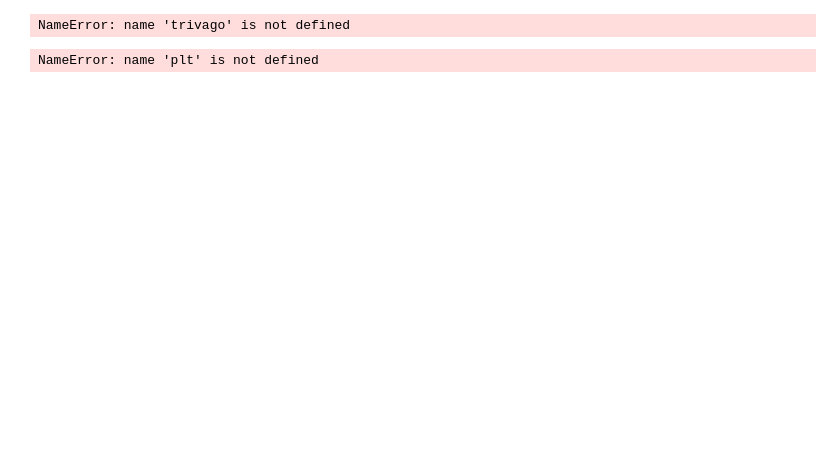
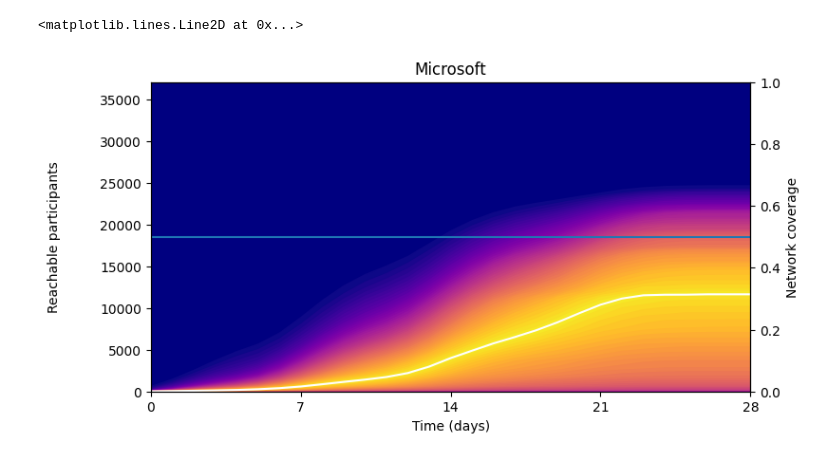
Before and after one commit to michaeldorner/information-diffusion-boundaries-in-code-review, a Jupyter notebook: notebooks/plot.ipynb, the cells around one changed output. Drawn from its saved outputs; the diff is of its cells as text; code cells hidden in the pictures; blank space fills up the shorter version.

```diff
--- a/notebooks/plot.ipynb
+++ b/notebooks/plot.ipynb
@@ -23,47 +19,42 @@ def compute(df):
 # %%
 microsoft = pd.read_pickle('../data/minimal_paths/microsoft.pickle')
 # %%
-cumulative_distributions_over_time = {'Microsoft': compute(microsoft)}
+ecdfs_over_time = compute(microsoft)
-# %% [output]
-NameError: name 'trivago' is not defined
 # %%
-fig, axes = plt.subplots(3, 1, figsize=(4.8,1.5*4.8), constrained_layout=True, sharex=True, sharey=False)
+fig, ax = plt.subplots(figsize=(8, 4), constrained_layout=True, sharex=True, sharey=False)
 
-for i, (name, ecdf) in enumerate(cumulative_distributions_over_time.items()):
-    ax = axes[i]
-    #x_labels = ecdf.index
-    df = ecdf.reset_index(drop=True)
-    x = df.index
+df = ecdfs_over_time.reset_index(drop=True)
+x = df.index
 
-    norm = cm.colors.Normalize(vmin=0.0, vmax=50)
-    q = np.column_stack((np.linspace(0.99, 0.51, 49), np.linspace(0.01, 0.49, 49)))
-    ax.fill_between(x=x, y1=0, y2=1, color=cm.plasma(norm(0)), edgecolor=None)
-    for c, (l,u) in enumerate(q):
-        y1 = df.quantile(l, axis=1).rename(l)
-        y2 = df.quantile(u, axis=1).rename(u)
-        color = cm.plasma(norm(c))
-        for_cbar = ax.fill_between(x=x, y1=y1, y2=y2, color=color, edgecolor=None)
+norm = cm.colors.Normalize(vmin=0.0, vmax=50)
+q = np.column_stack((np.linspace(0.99, 0.51, 49), np.linspace(0.01, 0.49, 49)))
+ax.fill_between(x=x, y1=0, y2=1, color=cm.plasma(norm(0)), edgecolor=None)
+for c, (l,u) in enumerate(q):
+    y1 = df.quantile(l, axis=1).rename(l)
+    y2 = df.quantile(u, axis=1).rename(u)
+    color = cm.plasma(norm(c))
+    for_cbar = ax.fill_between(x=x, y1=y1, y2=y2, color=color, edgecolor=None)
 
+df.median(axis=1).plot(ax=ax, color='white')
 
-    df.median(axis=1).plot(ax=ax, color='white')
+ax.set_xlim(0, df.index.max())
+ax.set_ylim((0, df.shape[1]))
+ax.set_facecolor(cm.jet(norm(0)))
 
-    ax.set_xlim(0, df.index.max())
-    ax.set_ylim((0, df.shape[1]))
-    ax.set_facecolor(cm.jet(norm(0)))
+ax.set_ylabel('Reachable participants')
 
-    ax.set_ylabel('Reachable participants')
+ax.set_xticks([0, 7, 14, 21, 28])
+ax.set_xticklabels([0, 7, 14, 21, 28])
+ax.minorticks_off()
+ax.set_title('Microsoft')
 
-    ax.set_xticks([0, 7, 14, 21, 28])
-    ax.set_xticklabels([0, 7, 14, 21, 28])
-    ax.minorticks_off()
-    ax.set_title(name)
+ax_m = ax.twinx() # mirror the x-axis
+ax_m.set_yticks([0, 0.2, 0.4, 0.6, 0.8, 1.0]);
+ax_m.set_ylabel('Network coverage')
+ax.set_xlabel('Time (days)')
 
-    ax_m = ax.twinx()   # mirror the x-axis
-    ax_m.set_yticks([0, 0.2, 0.4, 0.6, 0.8, 1.0]);
-    ax_m.set_ylabel('Network coverage')
-    ax.set_xlabel('Time (days)')
-
-    ax.yaxis.set_label_coords(-0.15, 0.5)
-    ax.axhline(df.shape[1]/2)
+ax.yaxis.set_label_coords(-0.15, 0.5)
+ax.axhline(df.shape[1]/2)
 # %% [output]
-NameError: name 'plt' is not defined
+<matplotlib.lines.Line2D at 0x...>
+[figure, added]
```
Also changed, not shown: parts of 1 cell of this notebook.
